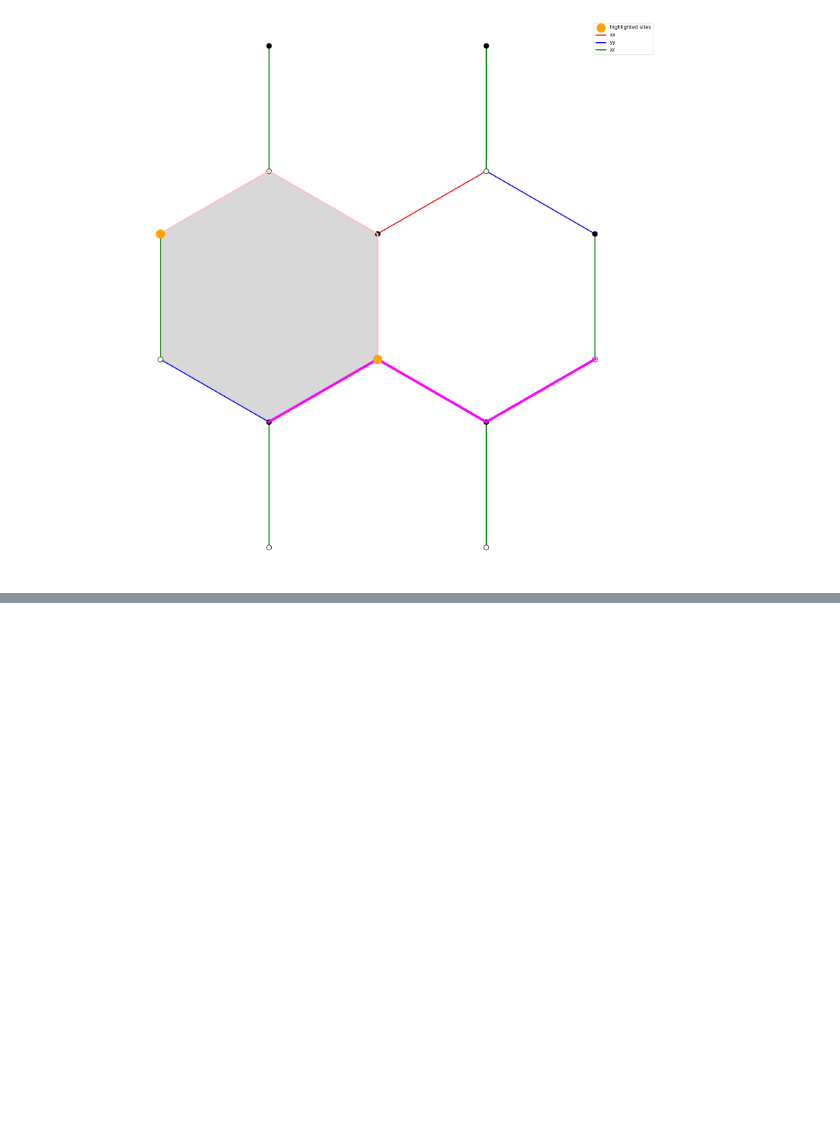
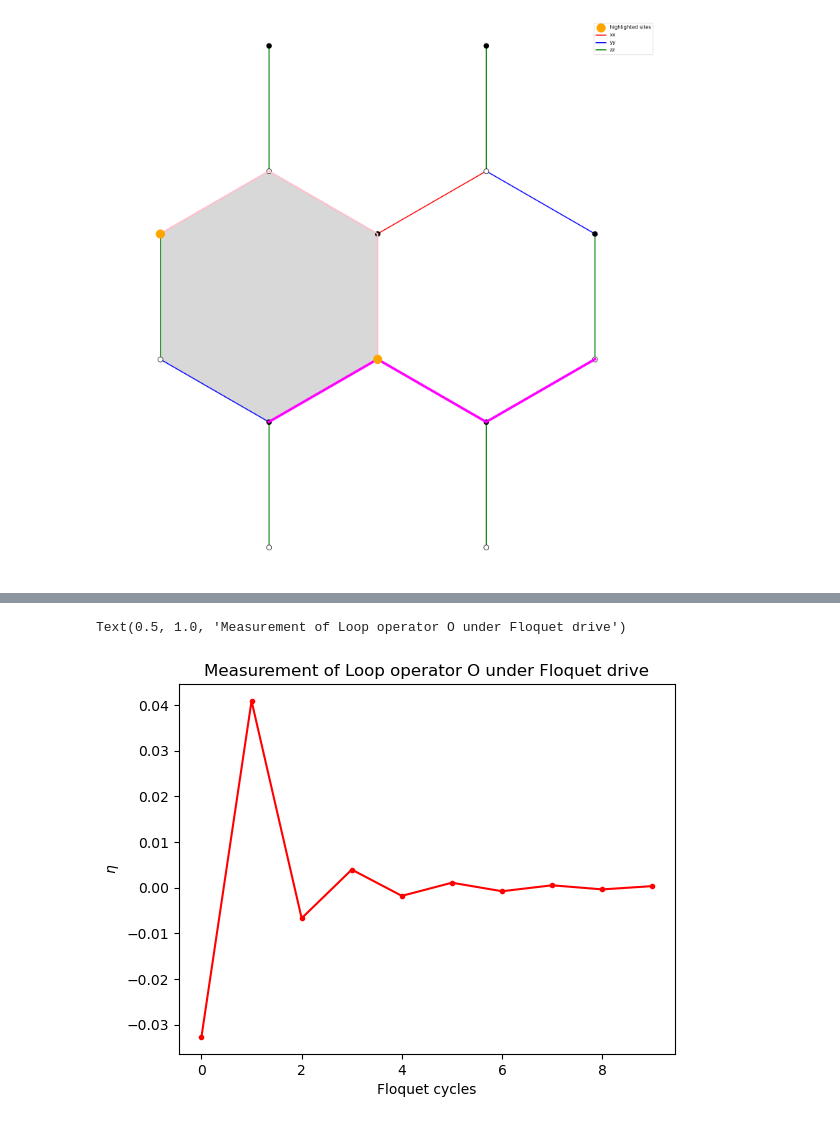
Before and after one commit to gconcheri/MasterThesis, a Jupyter notebook: fermionic_model_protrudingbonds.ipynb, the cells around one changed output, grey strips where cells are left out. Cells and saved outputs as stored; diff of their text form; code cells hidden in the pictures; blank space fills up the shorter version.

```diff
--- a/fermionic_model_protrudingbonds.ipynb
+++ b/fermionic_model_protrudingbonds.ipynb
@@ -135,0 +141,4 @@ honey.plot_honeycomb(modell,
+# %%
+model = site.SitesProtBonds(Npx=12, Npy=10, index=None)
+fgs = f.FermionicGaussianRepresentation(model)
+print(model.Nsites)
@@ -135,0 +147,32 @@ honey.plot_honeycomb(modell,
+# %%
+fgs.reset_cov_0_matrix()
+fgs.reset_cov_e_matrix()
+
+T = 0.8
+# t = T*np.pi/4.
+Rex, Rey, Rez, Re = f.floquet_operator(fgs.he_x, fgs.he_y, fgs.he_z, T)
+R0x, R0y, R0z, R0 = f.floquet_operator(fgs.h0_x, fgs.h0_y, fgs.h0_z, T)
+
+N = 10
+
+upper_sum_0 = []
+upper_sum_e = []
+exp_value = []
+
+exp_value.append(fgs.expectation_value_loop())
+upper_sum_0.append(np.sum(np.triu(fgs.Cov_0, k=1)))
+upper_sum_e.append(np.sum(np.triu(fgs.Cov_e, k=1)))
+
+for i in range(N):
+    fgs.update_cov_0_matrix(R0)
+    fgs.update_cov_e_matrix(Re)
+    upper_sum_0.append(np.sum(np.triu(fgs.Cov_0, k=1)))
+    upper_sum_e.append(np.sum(np.triu(fgs.Cov_e, k=1)))
+    exp_value.append(fgs.expectation_value_loop()[1])
+
+
+print(upper_sum_0)
+print()
+print(upper_sum_e)
+print()
+print(exp_value)
@@ -135,0 +185,8 @@ honey.plot_honeycomb(modell,
+# %%
+plt.plot(range(N), exp_value[1:], '.-', color='red')
+plt.xlabel('Floquet cycles')
+plt.ylabel(r'$\eta$')
+plt.title("Measurement of Loop operator O under Floquet drive")
+# %% [output]
+Text(0.5, 1.0, 'Measurement of Loop operator O under Floquet drive')
+[figure, added]
```
Also changed, not shown: parts of 3 cells of this notebook, 4 other files.
